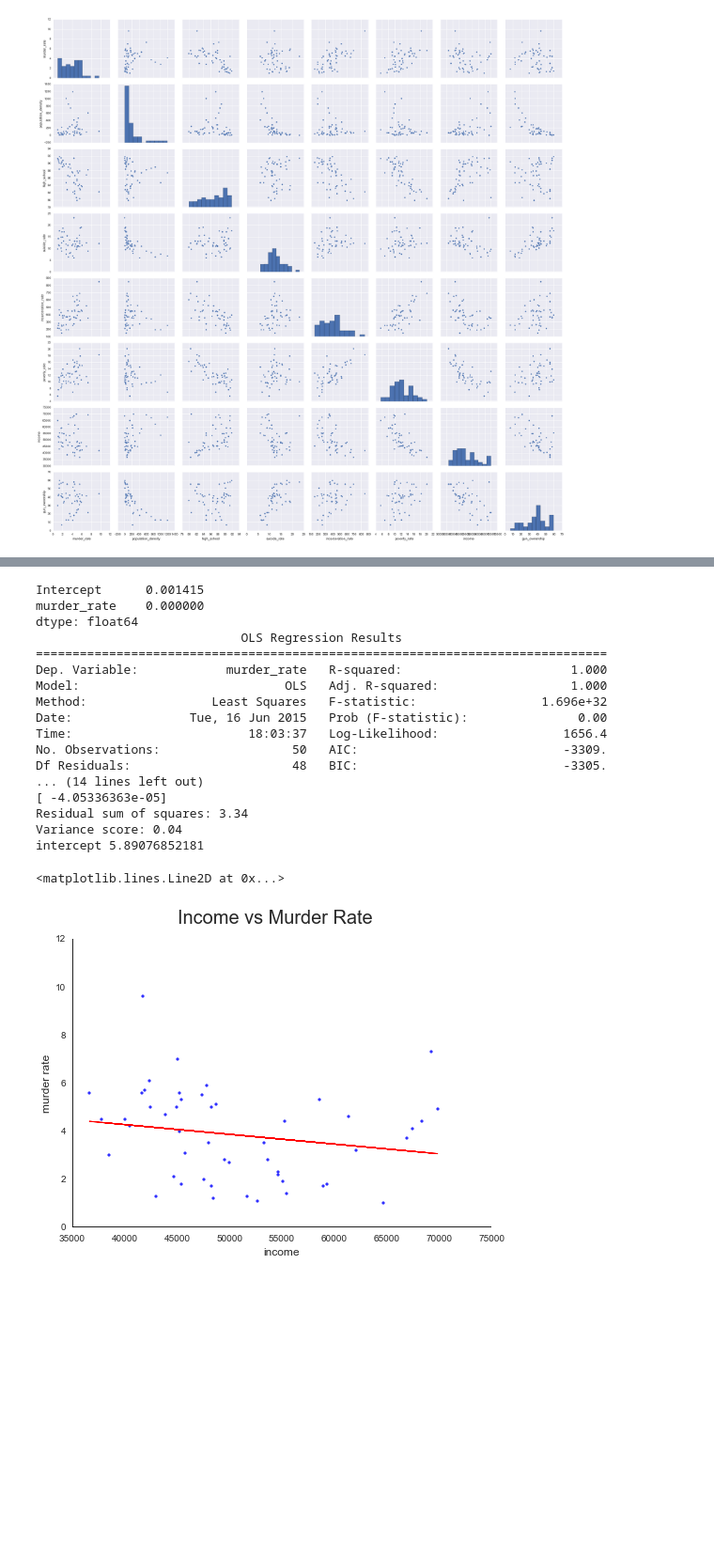
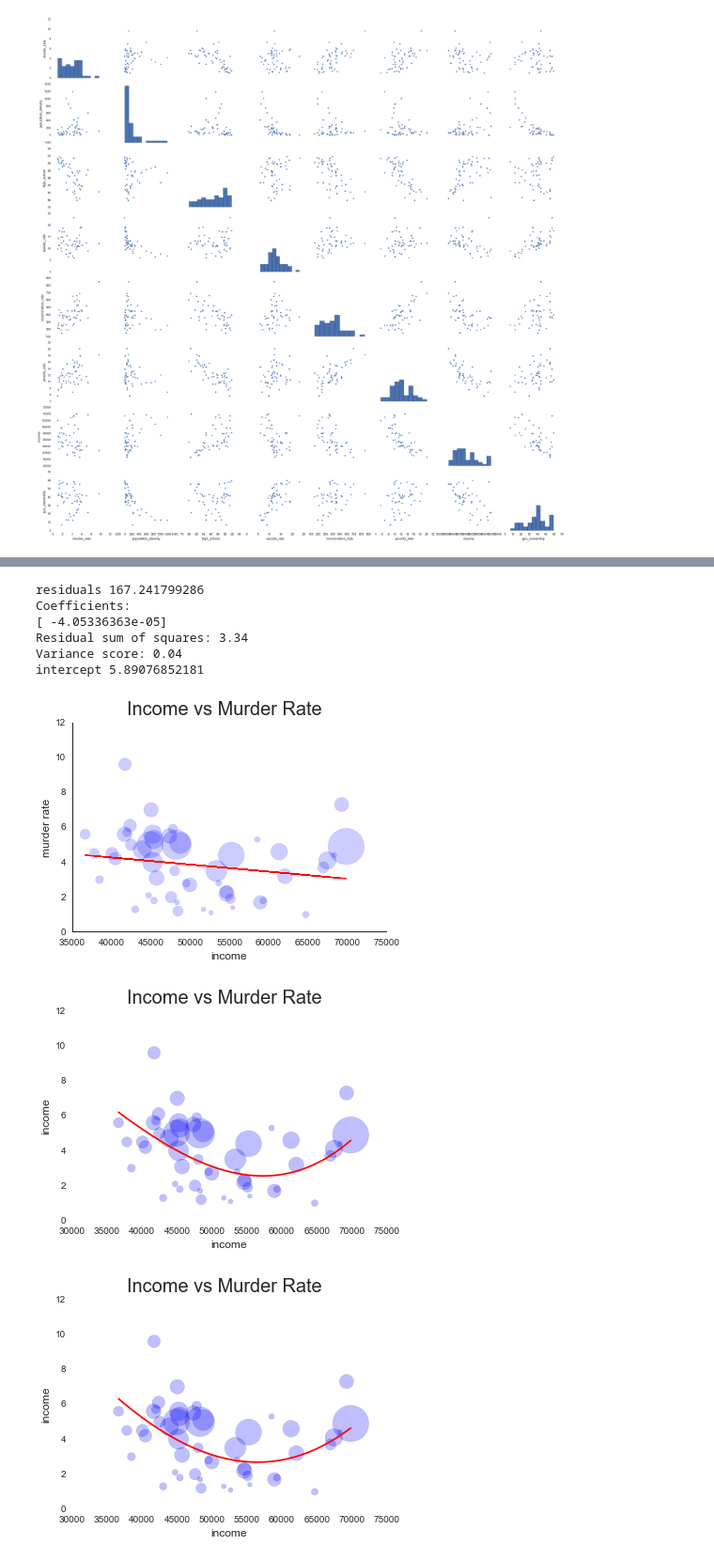
Before and after one commit to JeremyMcCormick/DAT_SF_14, a Jupyter notebook: myproject/crime.ipynb, the cells around one changed output, grey strips where cells are left out. Shown at 94% size. Cells and saved outputs as stored; diff of their text form; code cells hidden in the pictures; blank space fills up the shorter version.

```diff
--- a/myproject/crime.ipynb
+++ b/myproject/crime.ipynb
@@ -125,5 +121,3 @@ def fit_and_plot(df, title, x_col_name, y_col_name, **kwargs):
     plt.suptitle(title, fontsize=20)
     plt.xlabel(x_col_name.replace('_', ' '), fontsize=12)
     plt.ylabel(y_col_name.replace('_', ' '), fontsize=12)
-# %%
-fit_and_plot(combined, 'Population Density vs Murder Rate', 'population_density', 'murder_rate')
@@ -148,0 +148,34 @@ intercept 3.64268546025
+# %%
+# OLS fit
+def fit_ols(df, x_col_name, y_col_name="murder_rate"):
+    ols_fit = smf.ols(y_col_name + ' ~ ' + x_col_name, data=df).fit()
+    print ols_fit.pvalues
+    print ols_fit.summary()
+# %%
+def fit_lasso(df, title, x_col_name, y_col_name="murder_rate", degree=4, alpha=1e-3):
+
+    x = df[x_col_name].values.reshape(-1,1)
+    y = df[y_col_name].values.reshape(-1,1)
+
+    degree = 4
+    est = make_pipeline(PolynomialFeatures(degree), Lasso(alpha=alpha, max_iter=1000))
+    est.fit(x, y)
+
+    x_min = df[x_col_name].min()
+    x_max = df[x_col_name].max()
+    x_plot = np.linspace(x_min, x_max, 100)
+
+    fig,ax = plt.subplots(1,1)
+    ax.scatter(x, y, s=df['population']/25000, alpha=0.25)
+    ax.plot(x_plot, est.predict(x_plot[:, np.newaxis]), color='red')
+
+    plt.suptitle(title, fontsize=20)
+    plt.xlabel(x_col_name.replace('_', ' '), fontsize=12)
+    plt.ylabel(x_col_name.replace('_', ' '), fontsize=12)
+
+    plt.show()
+# %%
+fit_ols(combined, 'population_density')
+fit_lin(combined, 'Population Density vs Murder Rate', 'population_density')
+fit_poly(combined, 'Population Density vs Murder Rate', 'population_density')
+fit_lasso(combined, 'Population Density vs Murder Rate', 'population_density')
@@ -149,25 +203,17 @@ intercept 3.64268546025
 # %%
-fit_and_plot(combined, 'Income vs Murder Rate', 'income', 'murder_rate')
+fit_lin(combined, 'Income vs Murder Rate', 'income')
 plt.xlim((35000, 75000))
 plt.axvline(35000, color='black')
+fit_poly(combined, 'Income vs Murder Rate', 'income')
+fit_lasso(combined, 'Income vs Murder Rate', 'income')
 # %% [output]
-Intercept      0.001415
-murder_rate    0.000000
-dtype: float64
-                            OLS Regression Results
-==============================================================================
-Dep. Variable:            murder_rate   R-squared:                       1.000
-Model:                            OLS   Adj. R-squared:                  1.000
-Method:                 Least Squares   F-statistic:                 1.696e+32
-Date:                Tue, 16 Jun 2015   Prob (F-statistic):               0.00
-Time:                        18:03:37   Log-Likelihood:                 1656.4
-No. Observations:                  50   AIC:                            -3309.
-Df Residuals:                      48   BIC:                            -3305.
-... (14 lines left out)
+residuals 167.241799286
+Coefficients:
 [ -4.05336363e-05]
 Residual sum of squares: 3.34
 Variance score: 0.04
 intercept 5.89076852181
-<matplotlib.lines.Line2D at 0x...>
-[figure, old version]
+[figure, new version]
+[figure, added]
+[figure, added]
 # %%
```
Also changed, not shown: parts of 28 cells of this notebook, 1 other file.
